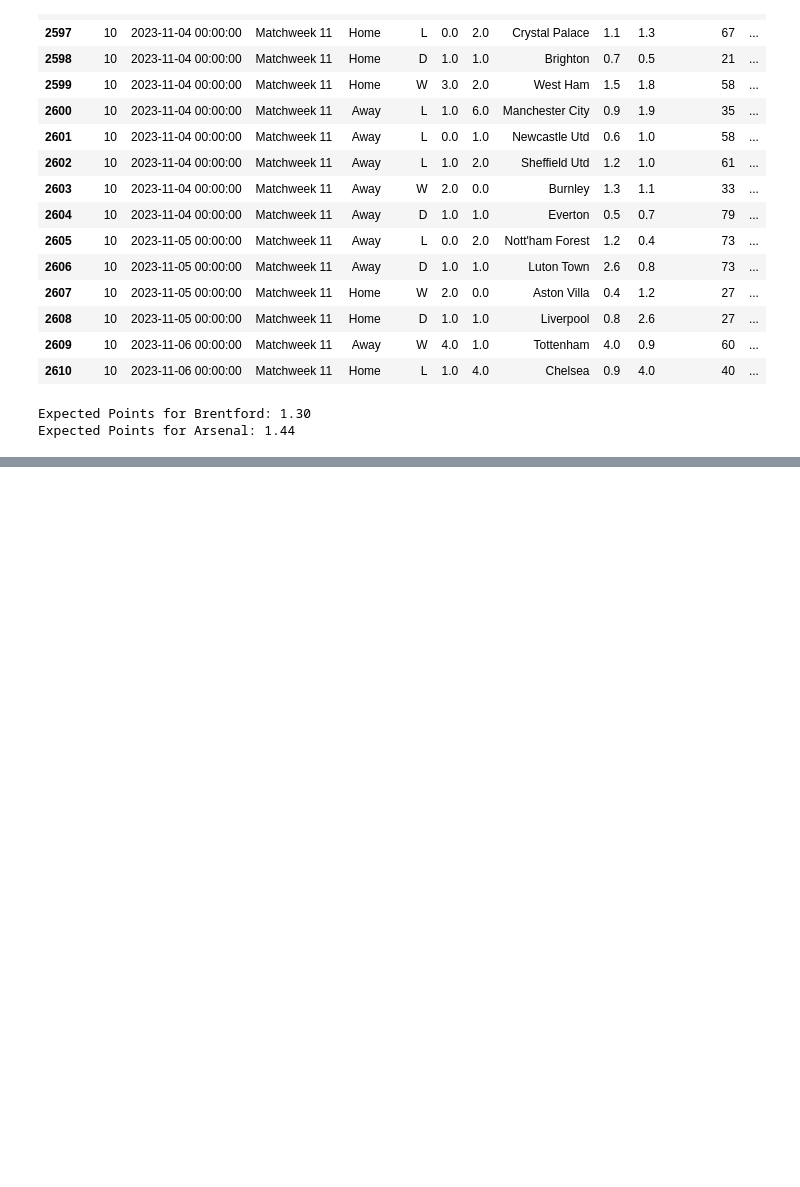
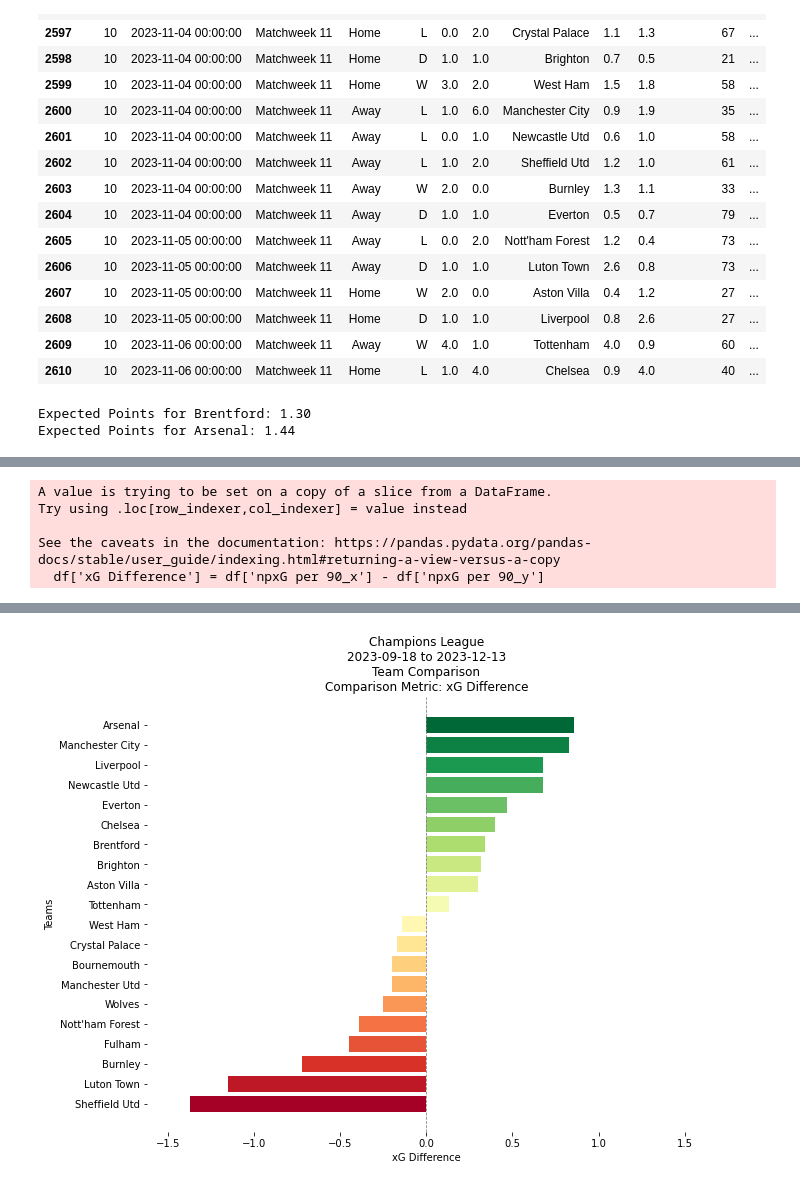
Before and after one commit to rburden21/football-streamlit-app, a Jupyter notebook: testing.ipynb, the cells around one changed output, grey strips where cells are left out. Drawn from its saved outputs; the diff is of its cells as text; code cells hidden in the pictures; blank space fills up the shorter version.

```diff
--- a/testing.ipynb
+++ b/testing.ipynb
@@ -642,0 +464,79 @@ plt.show()
+# %%
+
+import matplotlib.pyplot as plt
+import numpy as np
+
+db_path = os.path.join(current_directory + folder_db, "fbref_for_team_data_overall_2023-2024.db")
+conn = sqlite3.connect(db_path)
+df1 = pd.read_sql_query('SELECT * FROM teams_for_general', conn)
+conn.close()
+df1
+
+db_path = os.path.join(current_directory + folder_db, "fbref_against_team_data_overall_2023-2024.db")
+conn = sqlite3.connect(db_path)
+df2 = pd.read_sql_query('SELECT * FROM teams_against_general', conn)
+conn.close()
+df2
+
+merged_df_teams = df1.merge(df2, left_on='Squad', right_on='Squad', how='left')
+
+
+df = merged_df_teams
+
+# Sample data: Team names and their xG Difference
+teams = df['Squad'].unique()
+
+cols = ['Squad', 'npxG per 90_x','npxG per 90_y']
+df = df[cols]
+
+# Assuming the xG Difference ranges from -14 to 14 as a placeholder
+# The actual values should be replaced with the real data
+df['xG Difference'] = df['npxG per 90_x'] - df['npxG per 90_y']
+
+# Sort the DataFrame based on 'xG Difference' values
+df_sorted = df.sort_values('xG Difference', ascending=False)
+
+print(df_sorted.head(5))
+
+# Now we can use df_sorted to plot our graph
+# Extract the sorted teams and their xG difference
+sorted_teams = df_sorted['Squad'].values
+sorted_xg_difference = df_sorted['xG Difference'].values
+
+
+# Colors for the bars
+colors = [plt.cm.RdYlGn(x) for x in np.linspace(0, 1, len(teams))]
+
+# Create the horizontal bar graph with sorted teams
+plt.figure(figsize=(10, 8))
+bars = plt.barh(sorted_teams[::-1], sorted_xg_difference[::-1], color=colors)
+
+# Determine the max absolute xG difference to set equal limits around zero
+max_xg_diff = np.max(np.abs(sorted_xg_difference)) + 0.25
+
+# Set the x-axis limits to be equal on both sides of zero
+plt.xlim(-max_xg_diff, max_xg_diff)
+
+# Adding the League Average line
+plt.axvline(0, color='grey', linewidth=0.8, linestyle="--")
+
+# Set the title and labels
+plt.title('Champions League\n2023-09-18 to 2023-12-13\nTeam Comparison\nComparison Metric: xG Difference')
+plt.xlabel('xG Difference')
+plt.ylabel('Teams')
+
+# # Set the y-ticks to team names
+# plt.yticks(np.arange(len(teams)), teams)
+
+# Remove the spines
+for spine in plt.gca().spines.values():
+    spine.set_visible(False)
+
+# Show the plot
+plt.show()
+# %% [output]
+A value is trying to be set on a copy of a slice from a DataFrame.
+Try using .loc[row_indexer,col_indexer] = value instead
+
+See the caveats in the documentation: https://pandas.pydata.org/pandas-docs/stable/user_guide/indexing.html#returning-a-view-versus-a-copy
+  df['xG Difference'] = df['npxG per 90_x'] - df['npxG per 90_y']
@@ -642,0 +549 @@ plt.show()
+[figure, added]
```
Also changed, not shown: parts of 18 cells of this notebook, 11 other files.
